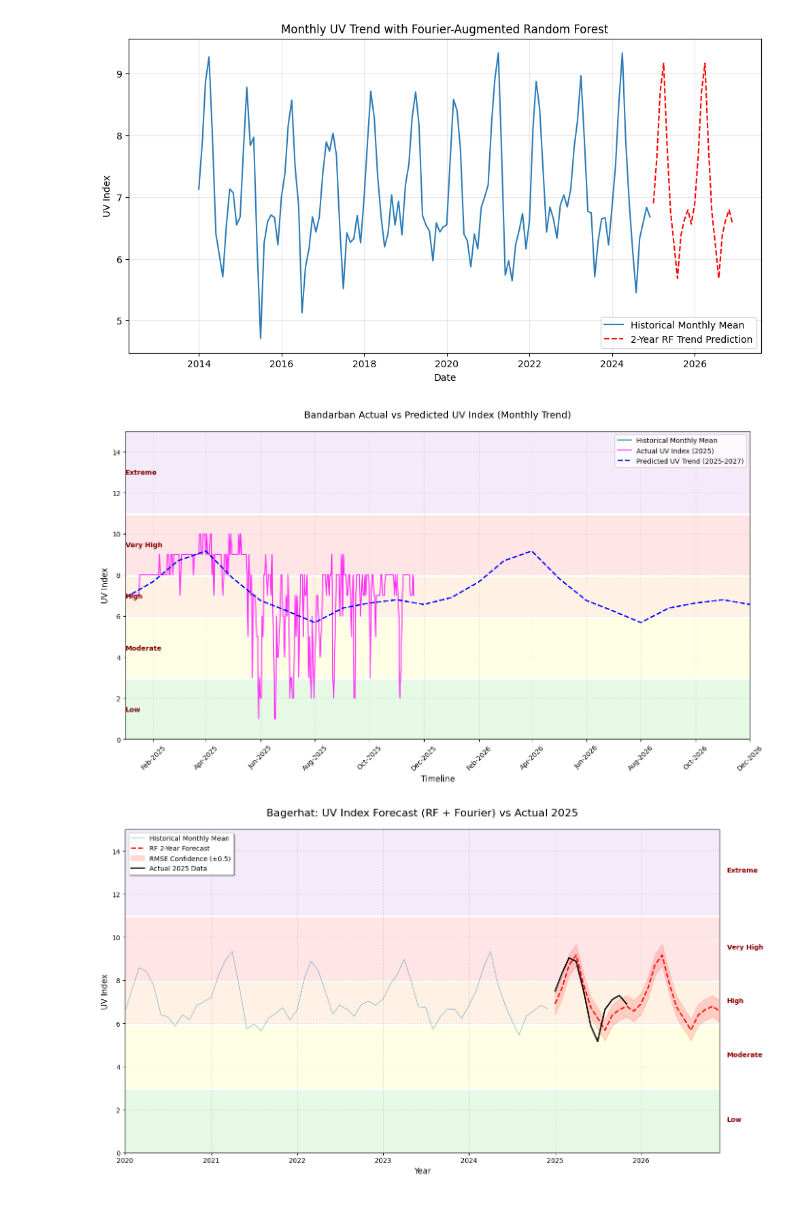
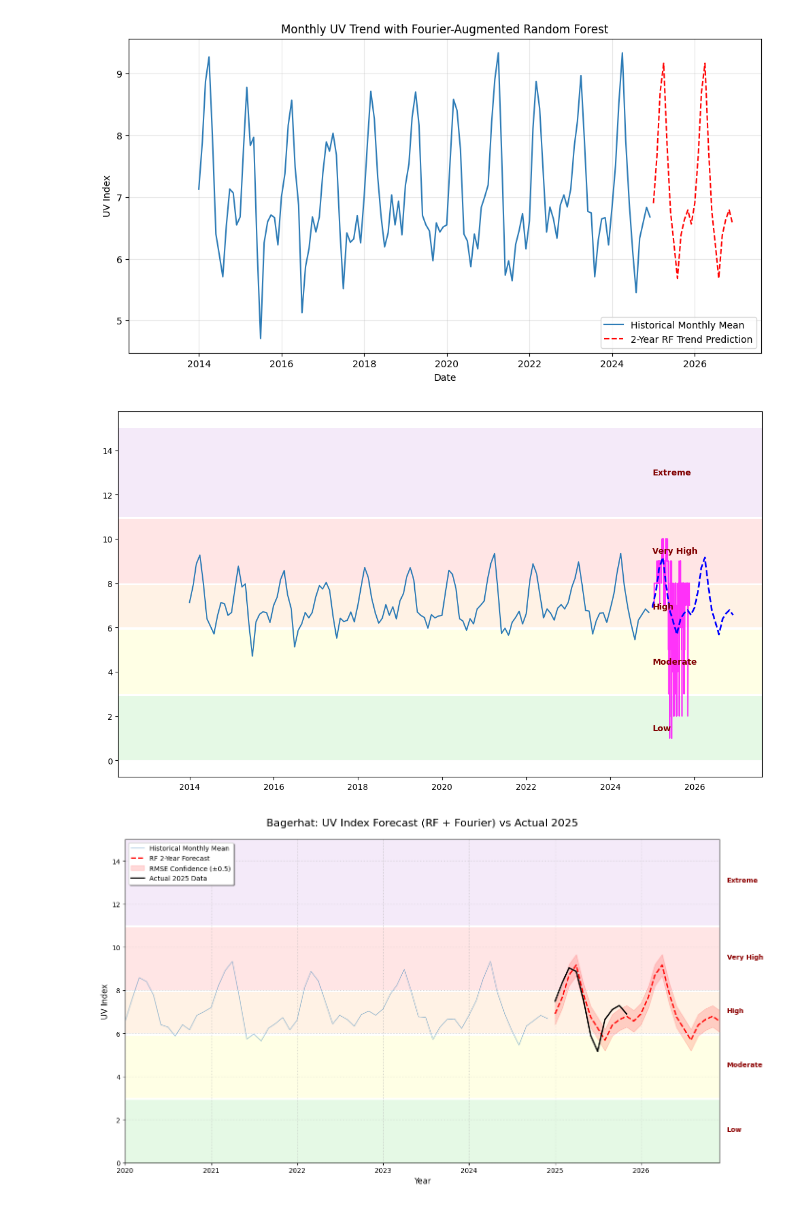
Before and after one commit to not-your-pancake/TCC_Journal, a Jupyter notebook: UV something/bagerhat_UV.ipynb, the cells around one changed output. Drawn from its saved outputs; the diff is of its cells as text; code cells hidden in the pictures.

Commit message:
HI-wb-wbg-hs graph completed

```diff
--- a/UV something/bagerhat_UV.ipynb
+++ b/UV something/bagerhat_UV.ipynb
@@ -712,48 +712,48 @@ def prepare_df(df):
     return df
 
 df_2025_cleaned = prepare_df(df_2025)
 df_forecast_cleaned = prepare_df(df_forecast_UV)
 
 plt.figure(figsize=(14, 8))
 ax = plt.gca()
 
 # Plot Actual vs Predicted
 plt.plot(df_features['date'], y, label='Historical Monthly Mean', color='#2c7bb6')
 plt.plot(df_2025_cleaned.index, df_2025_cleaned['UV'],
          label='Actual UV Index (2025)', color='magenta', linewidth=1.5, alpha=0.8)
 plt.plot(df_forecast_cleaned.index, df_forecast_cleaned['Predicted_UV'],
          label='Predicted UV Trend (2025-2027)', color='blue', linewidth=2, linestyle='--')
 
 # UV Category Bands (WHO Standards)
 bands = [
     (0, 2.9, "Low", (0.0, 0.8, 0.0, 0.1)),
     (3, 5.9, "Moderate", (1.0, 1.0, 0.0, 0.1)),
     (6, 7.9, "High", (1.0, 0.5, 0.0, 0.1)),
     (8, 10.9, "Very High", (1.0, 0.0, 0.0, 0.1)),
     (11, 15, "Extreme", (0.6, 0.2, 0.8, 0.1))
 ]
 
 for low, high, label, color in bands:
     ax.axhspan(low, high, facecolor=color, edgecolor=None)
     plt.text(df_2025_cleaned.index.min(), (low + high) / 2, label,
              fontsize=10, fontweight='bold', color="maroon", va="center")
 
-# Formatting
-plt.title('Bandarban Actual vs Predicted UV Index (Monthly Trend)', fontsize=14, pad=20)
-plt.xlabel("Timeline", fontsize=12)
-plt.ylabel('UV Index', fontsize=12)
-plt.ylim(0, 15)
-combined_index = df_2025_cleaned.index.union(df_forecast_cleaned.index)
-plt.xlim(combined_index.min(), combined_index.max())
-ax.xaxis.set_major_locator(mdates.MonthLocator(interval=2))
-ax.xaxis.set_major_formatter(mdates.DateFormatter('%b-%Y'))
-plt.xticks(rotation=45)
-plt.grid(True, which='both', linestyle=':', alpha=0.4)
-plt.legend(loc='upper right')
-plt.tight_layout()
-plt.show()
+# # Formatting
+# plt.title('Bandarban Actual vs Predicted UV Index (Monthly Trend)', fontsize=14, pad=20)
+# plt.xlabel("Timeline", fontsize=12)
+# plt.ylabel('UV Index', fontsize=12)
+# plt.ylim(0, 15)
+# combined_index = df_2025_cleaned.index.union(df_forecast_cleaned.index)
+# plt.xlim(combined_index.min(), combined_index.max())
+# ax.xaxis.set_major_locator(mdates.MonthLocator(interval=2))
+# ax.xaxis.set_major_formatter(mdates.DateFormatter('%b-%Y'))
+# plt.xticks(rotation=45)
+# plt.grid(True, which='both', linestyle=':', alpha=0.4)
+# plt.legend(loc='upper right')
+# plt.tight_layout()
+# plt.show()
 # %% [output]
-[figure, old version]
+[figure, new version]
 # %%
 import pandas as pd
 import numpy as np
```
Also changed, not shown: parts of 1 cell of this notebook, 9 other files.
